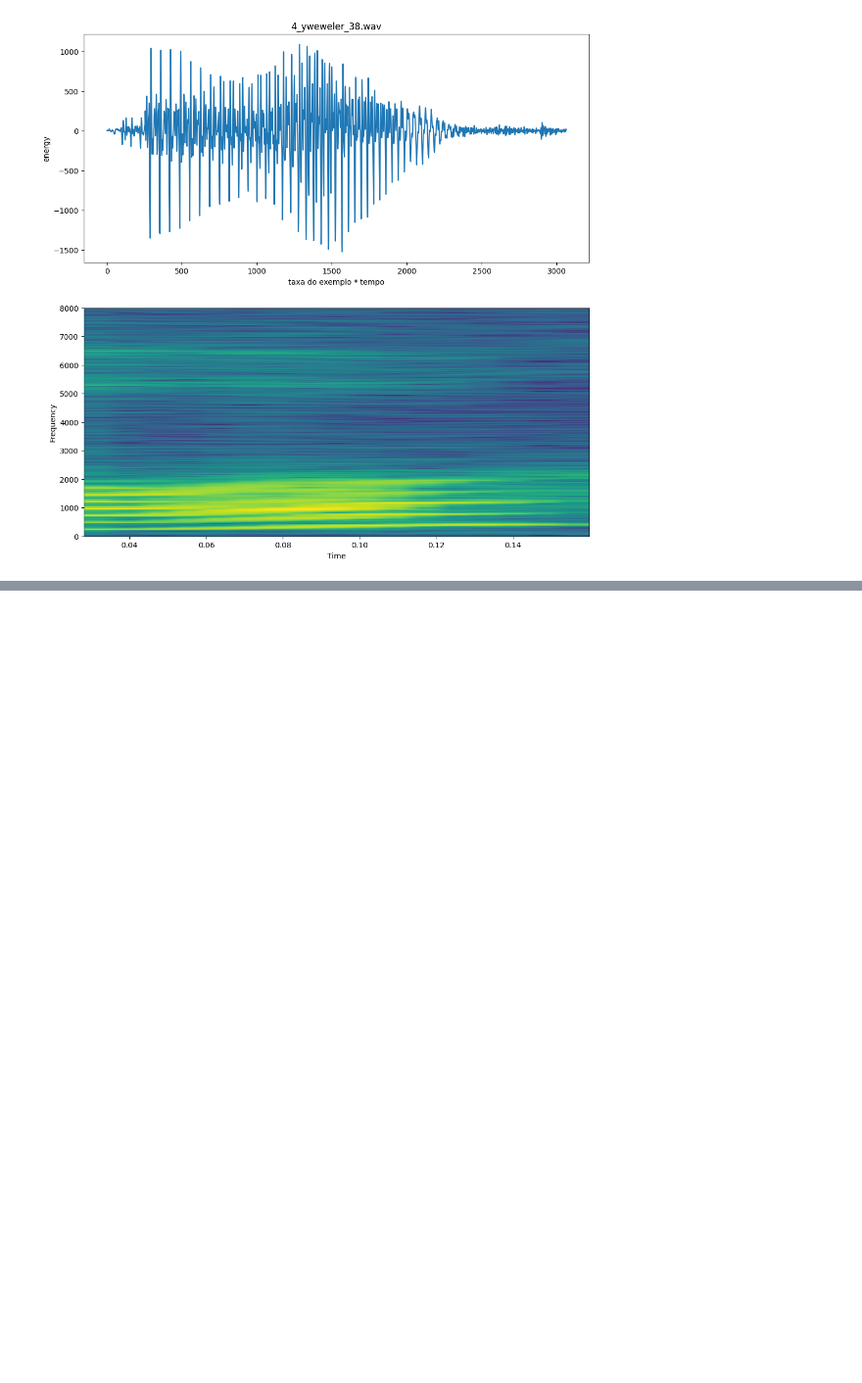
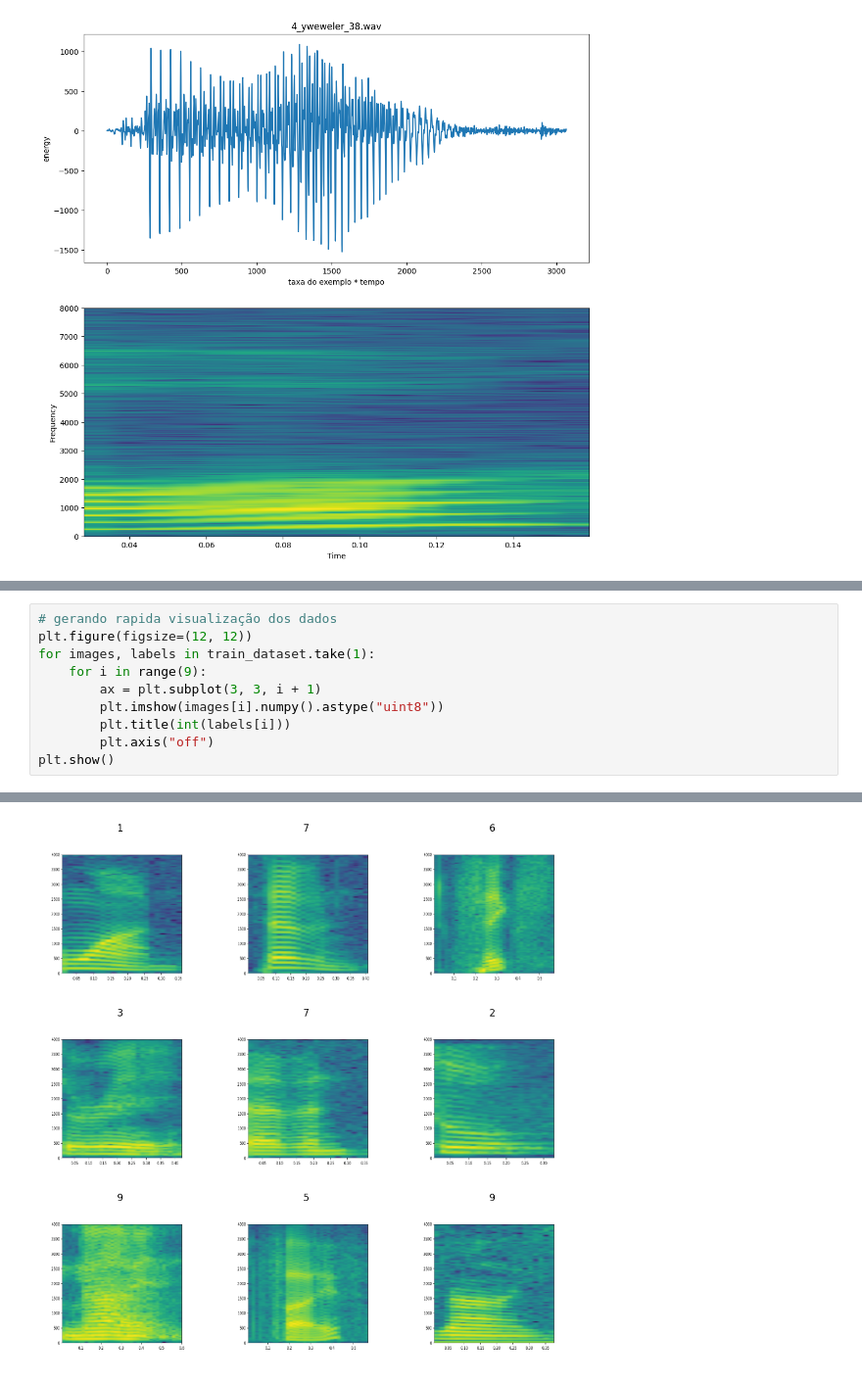
Before and after one commit to davidoneilai/breath2vision, a Jupyter notebook: mvp.ipynb, the cells around one changed output, grey strips where cells are left out. Shown at 98% size. Drawn from its saved outputs; the diff is of its cells as text; blank space fills up the shorter version.

```diff
--- a/mvp.ipynb
+++ b/mvp.ipynb
@@ -125,0 +149,11 @@ valid_dataset = tf.keras.preprocessing.image_dataset_from_directory(
+# %%
+# gerando rapida visualização dos dados
+plt.figure(figsize=(12, 12))
+for images, labels in train_dataset.take(1):
+    for i in range(9):
+        ax = plt.subplot(3, 3, i + 1)
+        plt.imshow(images[i].numpy().astype("uint8"))
+        plt.title(int(labels[i]))
+        plt.axis("off")
+plt.show()
+# %% [output]
@@ -125,0 +161 @@ valid_dataset = tf.keras.preprocessing.image_dataset_from_directory(
+[figure, added]
```
Also changed, not shown: parts of 9 cells of this notebook.
